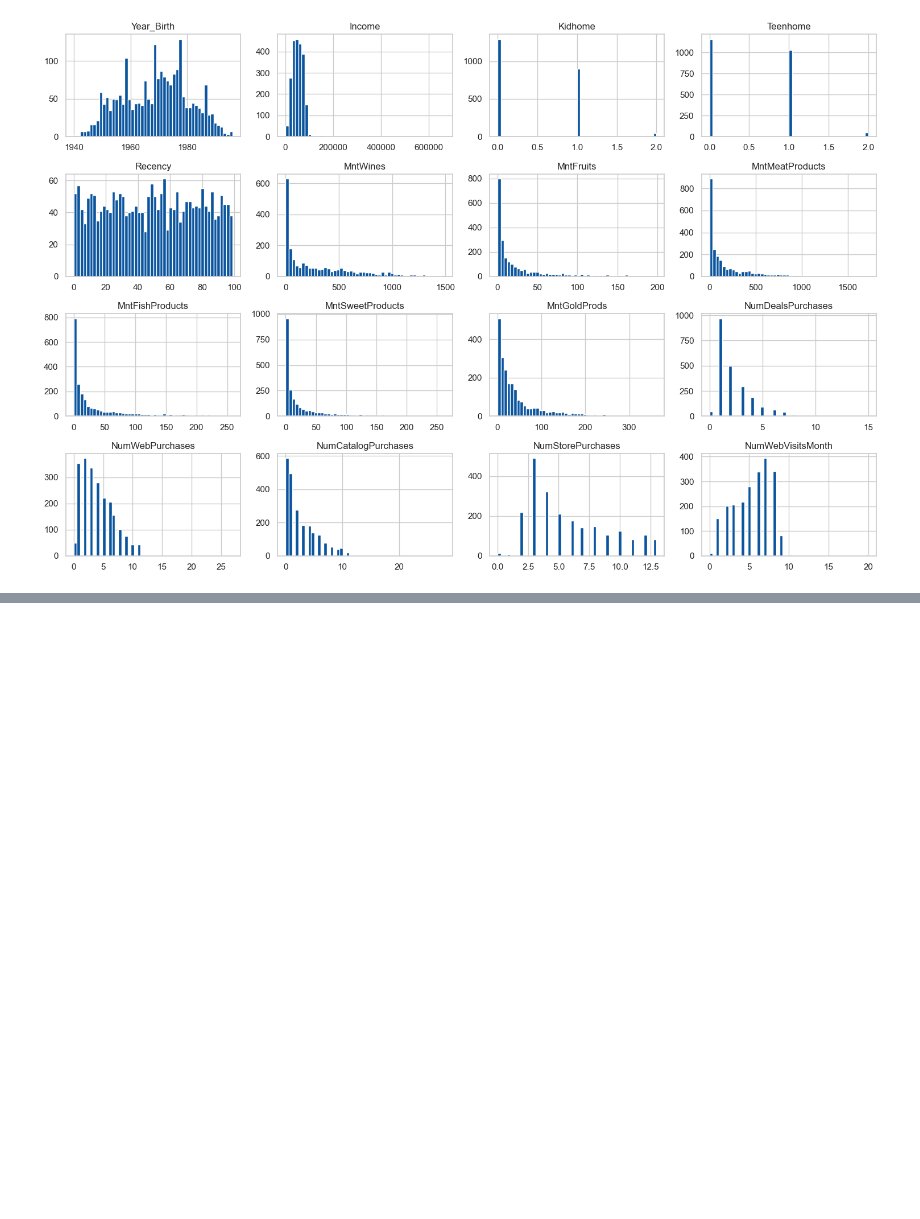
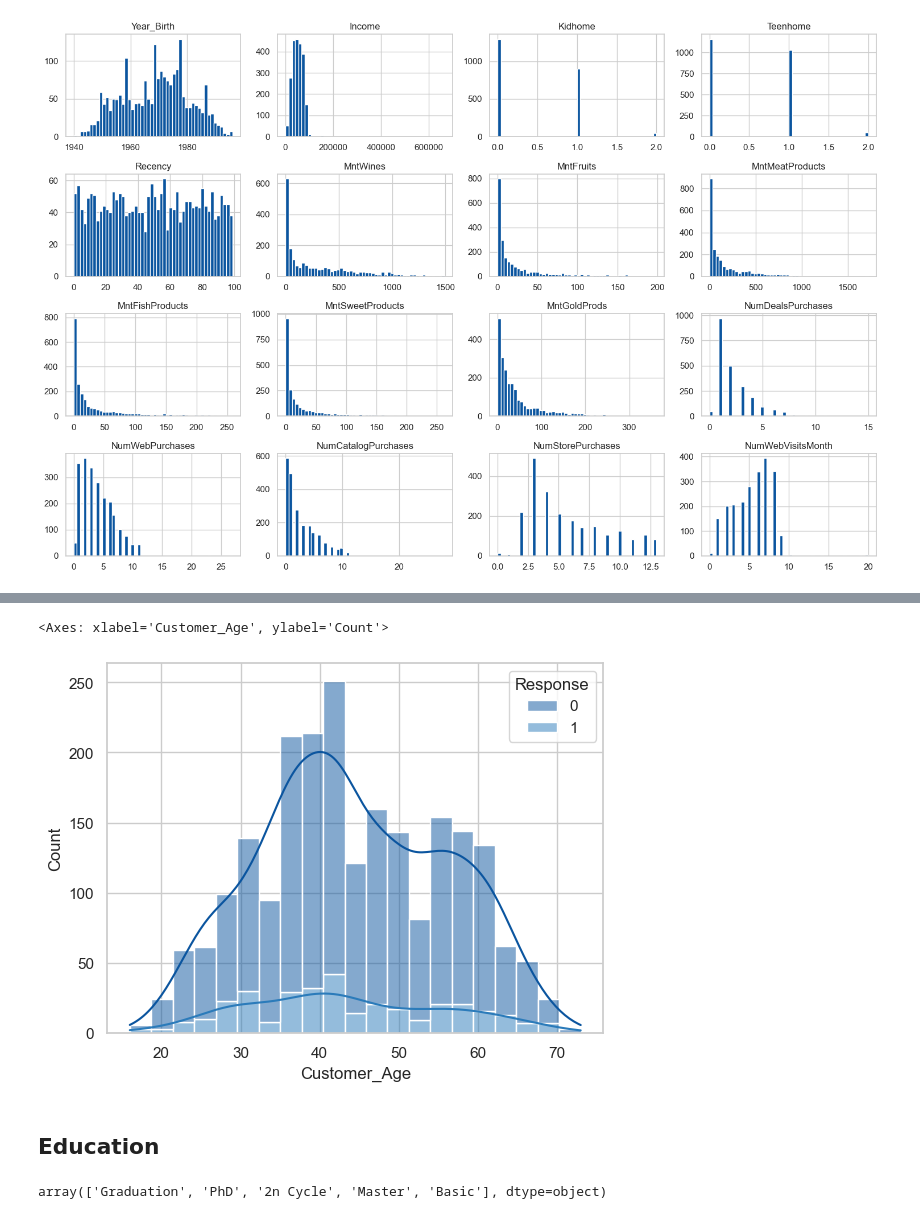
Before and after one commit to FemasAriandaRizki/marketing_analisis, a Jupyter notebook: marketing_analysis.ipynb, the cells around one changed output, grey strips where cells are left out. Saved outputs shown, nothing was run; the diff lists cells and outputs as text; code cells hidden in the pictures; blank space fills up the shorter version.

Commit message:
data insight

```diff
--- a/marketing_analysis.ipynb
+++ b/marketing_analysis.ipynb
@@ -221,0 +250,13 @@ plt.show()
+# %%
+df['Customer_Age'] = df['Dt_Customer'].dt.year - df['Year_Birth']
+# %%
+sns.histplot(data=df, x='Customer_Age', hue='Response', multiple='stack', kde=True)
+# %% [output]
+<Axes: xlabel='Customer_Age', ylabel='Count'>
+[figure, added]
+# %% [markdown]
+## Education
+# %%
+df.Education.unique()
+# %% [output]
+array(['Graduation', 'PhD', '2n Cycle', 'Master', 'Basic'], dtype=object)
```
Also changed, not shown: parts of 12 cells of this notebook, 1 other file.
